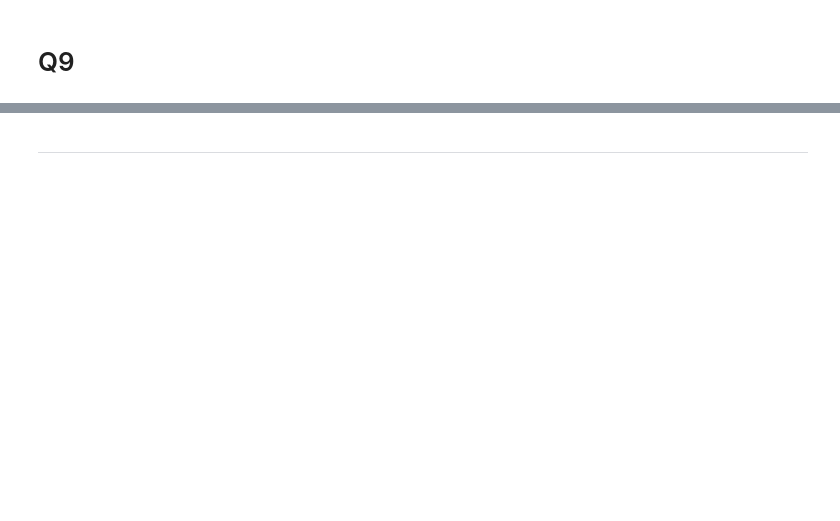
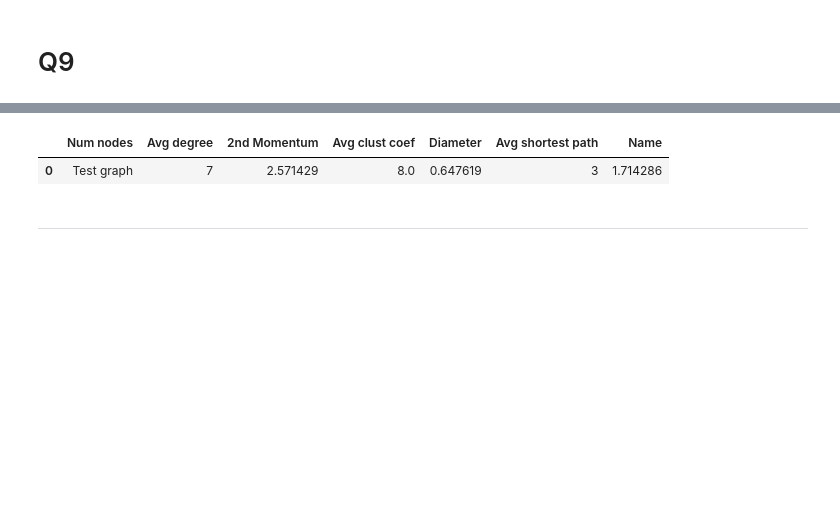
Before and after one commit to gmelodie/Complex-Networks, a Jupyter notebook: lista1/lista1.ipynb, the cells around one changed output, grey strips where cells are left out. Cells and saved outputs as stored; diff of their text form; code cells hidden in the pictures; blank space fills up the shorter version.

```diff
--- a/lista1/lista1.ipynb
+++ b/lista1/lista1.ipynb
@@ -522,0 +507,13 @@ corrs
+# %%
+def average_degree(graph):
+    degrees = graph.degree()
+    return np.mean([*dict(degrees).values()])
+# %%
+funcs = {
+    "Num nodes": lambda x: len(x.nodes),
+    "Avg degree": average_degree,
+    "2nd Momentum": lambda x: moment_of_degree_distribution(x, 2),
+    "Avg clust coef": nx.average_clustering,
+    "Diameter": nx.diameter,
+    "Avg shortest path": nx.average_shortest_path_length,
+}
@@ -523,3 +523,19 @@ corrs
+# %%
+graphs = {
+    "Test graph": graph,
+}
+# %%
+results = pd.DataFrame(columns=[*funcs.keys()]+["Name"])
+for graph_name, graph in graphs.items():
+    data = [graph_name]
+    for name, func in funcs.items():
+        data.append(func(graph))
+    results.loc[len(results)] = data
+# %%
+results
+# %% [output]
+|  | Num nodes | Avg degree | 2nd Momentum | Avg clust coef | Diameter | Avg shortest path | Name |
+| 0 | Test graph | 7 | 2.571429 | 8.0 | 0.647619 | 3 | 1.714286 |
 # %% [markdown]
 
 
```
Also changed, not shown: parts of 10 cells of this notebook, 7 other files.
